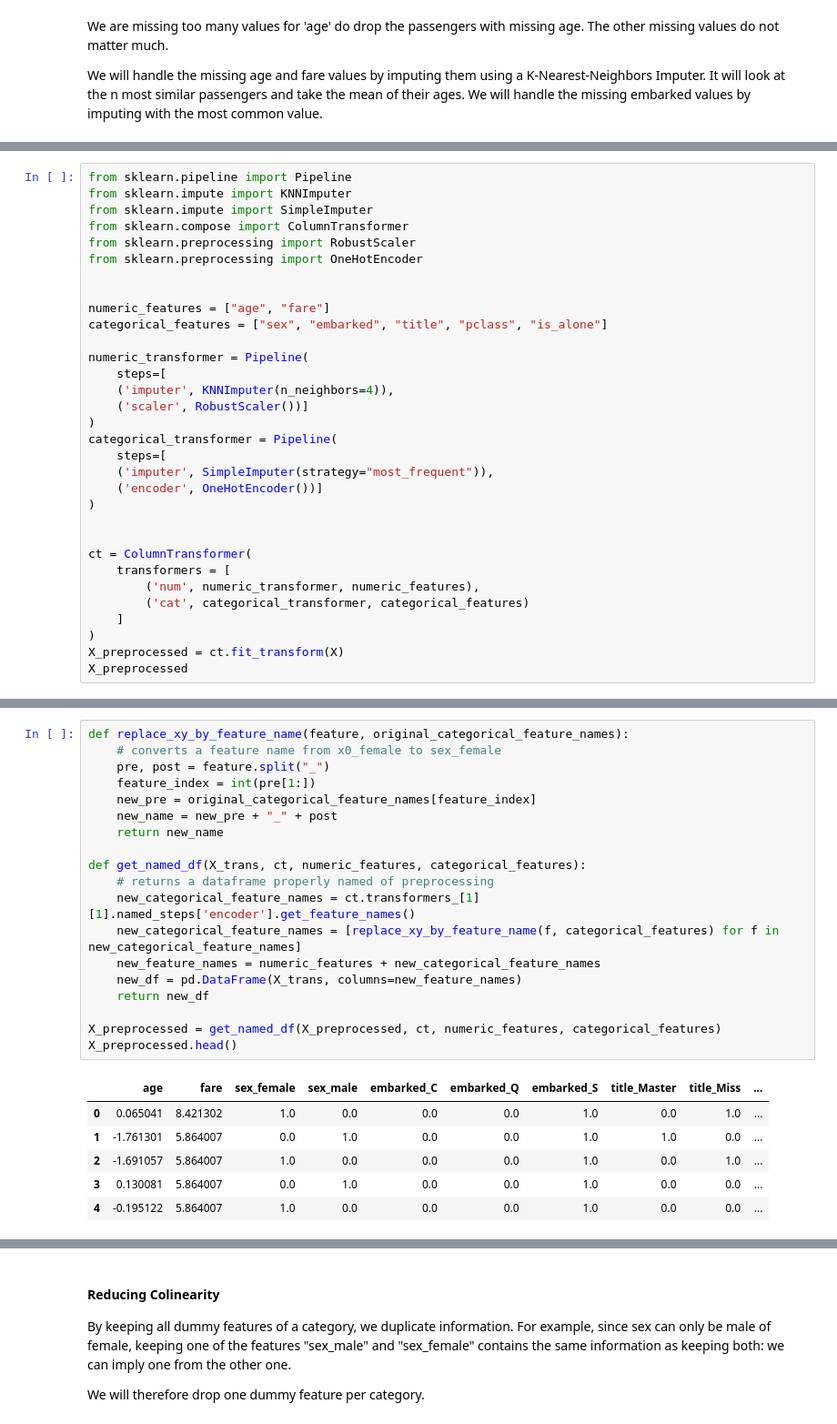
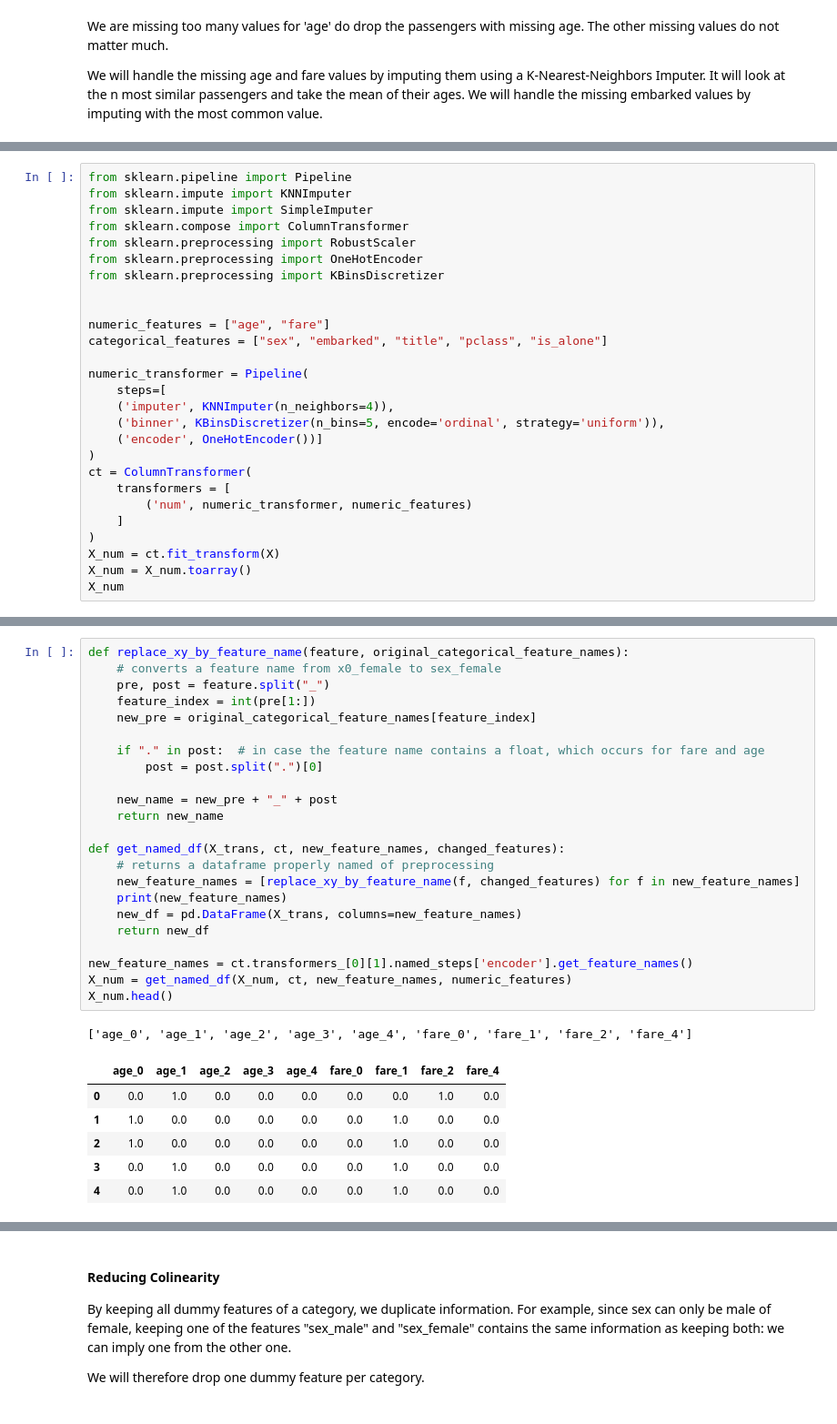
Before and after one commit to MaximeBastion/Titanic_Survival_Prediction, a Jupyter notebook: Titanic.ipynb, the cells around one changed output, grey strips where cells are left out. Shown at 91% size. Drawn from its saved outputs; the diff is of its cells as text.

```diff
--- a/Titanic.ipynb
+++ b/Titanic.ipynb
@@ -693,6 +714,7 @@ from sklearn.impute import SimpleImputer
 from sklearn.compose import ColumnTransformer
 from sklearn.preprocessing import RobustScaler
 from sklearn.preprocessing import OneHotEncoder
+from sklearn.preprocessing import KBinsDiscretizer
 
 
 numeric_features = ["age", "fare"]
@@ -701,21 +723,15 @@ categorical_features = ["sex", "embarked", "title", "pclass", "is_alone"]
 numeric_transformer = Pipeline(
     steps=[
     ('imputer', KNNImputer(n_neighbors=4)),
-    ('scaler', RobustScaler())]
-)
-categorical_transformer = Pipeline(
-    steps=[
-    ('imputer', SimpleImputer(strategy="most_frequent")),
+    ('binner', KBinsDiscretizer(n_bins=5, encode='ordinal', strategy='uniform')),
     ('encoder', OneHotEncoder())]
 )
-
-
 ct = ColumnTransformer(
     transformers = [
-        ('num', numeric_transformer, numeric_features),
-        ('cat', categorical_transformer, categorical_features)
+        ('num', numeric_transformer, numeric_features)
     ]
 )
-X_preprocessed = ct.fit_transform(X)
-X_preprocessed
+X_num = ct.fit_transform(X)
+X_num = X_num.toarray()
+X_num
 # %% [output]
@@ -735,26 +747,31 @@ array([[ 0.06504065,  8.42130184,  1.        , ...,  0.        ,
 # %%
 def replace_xy_by_feature_name(feature, original_categorical_feature_names):
     # converts a feature name from x0_female to sex_female
     pre, post = feature.split("_")
     feature_index = int(pre[1:])
     new_pre = original_categorical_feature_names[feature_index]
+
+    if "." in post:  # in case the feature name contains a float, which occurs for fare and age
+        post = post.split(".")[0]
+
     new_name = new_pre + "_" + post
     return new_name
 
-def get_named_df(X_trans, ct, numeric_features, categorical_features):
+def get_named_df(X_trans, ct, new_feature_names, changed_features):
     # returns a dataframe properly named of preprocessing
-    new_categorical_feature_names = ct.transformers_[1][1].named_steps['encoder'].get_feature_names()
-    new_categorical_feature_names = [replace_xy_by_feature_name(f, categorical_features) for f in new_categorical_feature_names]
-    new_feature_names = numeric_features + new_categorical_feature_names
+    new_feature_names = [replace_xy_by_feature_name(f, changed_features) for f in new_feature_names]
+    print(new_feature_names)
     new_df = pd.DataFrame(X_trans, columns=new_feature_names)
     return new_df
 
-X_preprocessed = get_named_df(X_preprocessed, ct, numeric_features, categorical_features)
-X_preprocessed.head()
+new_feature_names = ct.transformers_[0][1].named_steps['encoder'].get_feature_names()
+X_num = get_named_df(X_num, ct, new_feature_names, numeric_features)
+X_num.head()
 # %% [output]
+['age_0', 'age_1', 'age_2', 'age_3', 'age_4', 'fare_0', 'fare_1', 'fare_2', 'fare_4']
-|  | age | fare | sex_female | sex_male | embarked_C | embarked_Q | embarked_S | title_Master | title_Miss | ... |
-| 0 | 0.065041 | 8.421302 | 1.0 | 0.0 | 0.0 | 0.0 | 1.0 | 0.0 | 1.0 | ... |
-| 1 | -1.761301 | 5.864007 | 0.0 | 1.0 | 0.0 | 0.0 | 1.0 | 1.0 | 0.0 | ... |
-| 2 | -1.691057 | 5.864007 | 1.0 | 0.0 | 0.0 | 0.0 | 1.0 | 0.0 | 1.0 | ... |
-| 3 | 0.130081 | 5.864007 | 0.0 | 1.0 | 0.0 | 0.0 | 1.0 | 0.0 | 0.0 | ... |
-| 4 | -0.195122 | 5.864007 | 1.0 | 0.0 | 0.0 | 0.0 | 1.0 | 0.0 | 0.0 | ... |
+|  | age_0 | age_1 | age_2 | age_3 | age_4 | fare_0 | fare_1 | fare_2 | fare_4 |
+| 0 | 0.0 | 1.0 | 0.0 | 0.0 | 0.0 | 0.0 | 0.0 | 1.0 | 0.0 |
+| 1 | 1.0 | 0.0 | 0.0 | 0.0 | 0.0 | 0.0 | 1.0 | 0.0 | 0.0 |
+| 2 | 1.0 | 0.0 | 0.0 | 0.0 | 0.0 | 0.0 | 1.0 | 0.0 | 0.0 |
+| 3 | 0.0 | 1.0 | 0.0 | 0.0 | 0.0 | 0.0 | 1.0 | 0.0 | 0.0 |
+| 4 | 0.0 | 1.0 | 0.0 | 0.0 | 0.0 | 0.0 | 1.0 | 0.0 | 0.0 |
```
Also changed, not shown: parts of 69 cells of this notebook.
